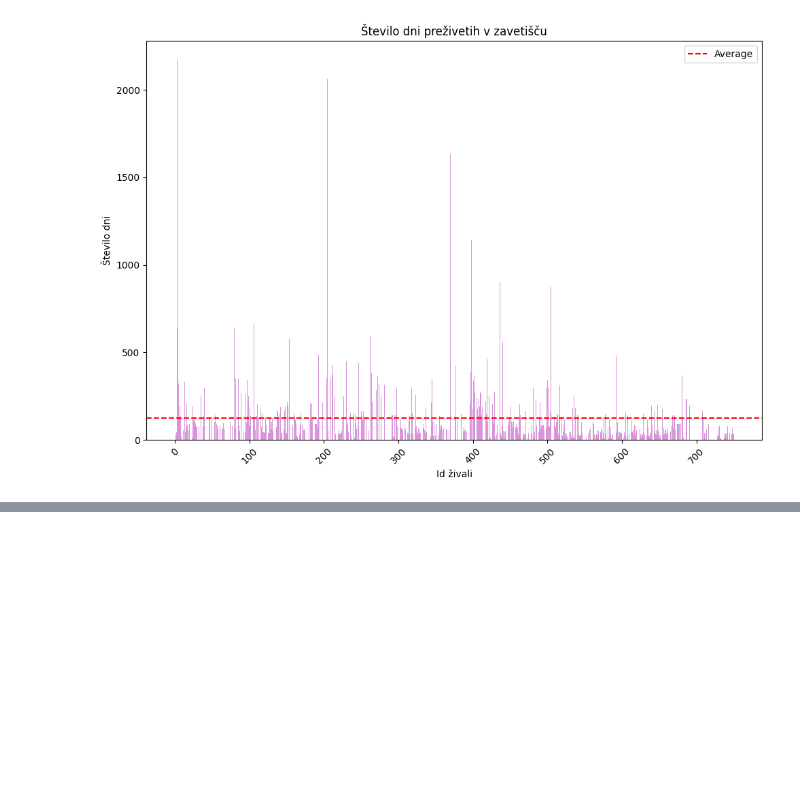
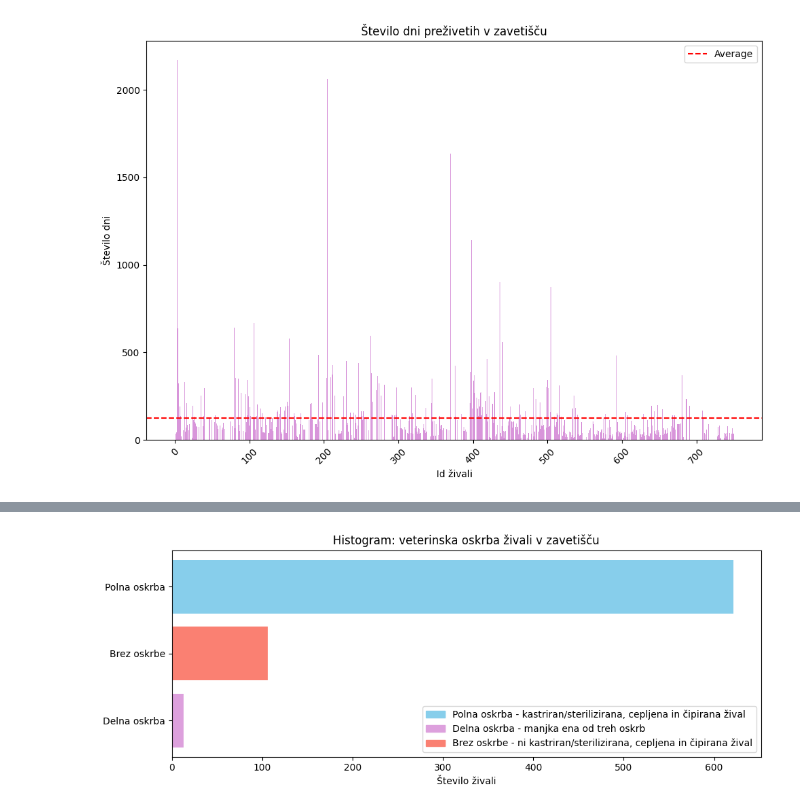
Before and after one commit to matevzb03/PR24MBPZNK, a Jupyter notebook: osnovneStatistike.ipynb, the cells around one changed output, grey strips where cells are left out. Drawn from its saved outputs; the diff is of its cells as text; code cells hidden in the pictures; blank space fills up the shorter version.

```diff
--- a/osnovneStatistike.ipynb
+++ b/osnovneStatistike.ipynb
@@ -56,0 +112,34 @@ plt.show()
+# %%
+# ista stvar nvm kaj je bolš
+labels = []
+for parametri, n in sortedOskrba:
+    #za labels v grafu
+    if parametri[0] == 1 and parametri[1] == 1 and parametri[2] == 1:
+        parms = "Polna oskrba"
+    elif parametri[0] == 0 and parametri[1] == 0 and parametri[2] == 0:
+        parms = "Brez oskrbe"
+    else:
+        parms = "Delna oskrba"
+    labels.append((parms, n))
+# %%
+import matplotlib.patches as mpatches
+
+kategorije = [parametri for parametri, _ in labels][::-1]
+koliko = [n for _, n in labels][::-1]
+colors = ['skyblue', 'plum', 'salmon']
+
+plt.figure(figsize=(10, 4))
+bars = plt.barh(kategorije, koliko, color=colors)
+plt.xlabel('Število živali')
+plt.title('Histogram: veterinska oskrba živali v zavetišču')
+plt.tight_layout()
+
+#legenda
+legend_patches = [mpatches.Patch(color=color) for color in colors]
+legend_labels = ['Polna oskrba - kastriran/sterilizirana, cepljena in čipirana žival',
+                 'Delna oskrba - manjka ena od treh oskrb',
+                 'Brez oskrbe - ni kastriran/sterilizirana, cepljena in čipirana žival']
+plt.legend(legend_patches, legend_labels, loc='lower right')
+plt.show()
+# %% [output]
+[figure, added]
```
Also changed, not shown: parts of 5 cells of this notebook.
